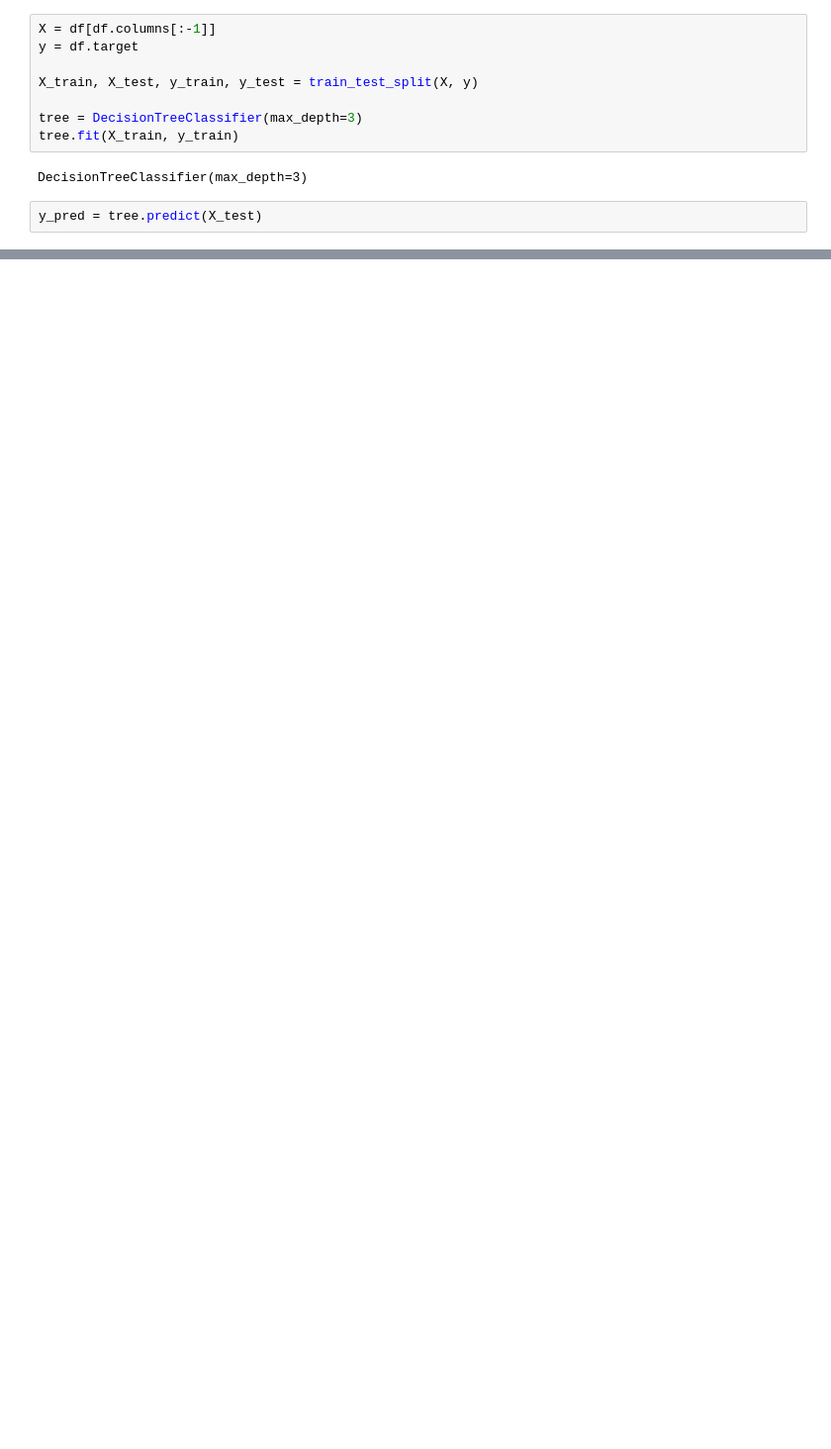
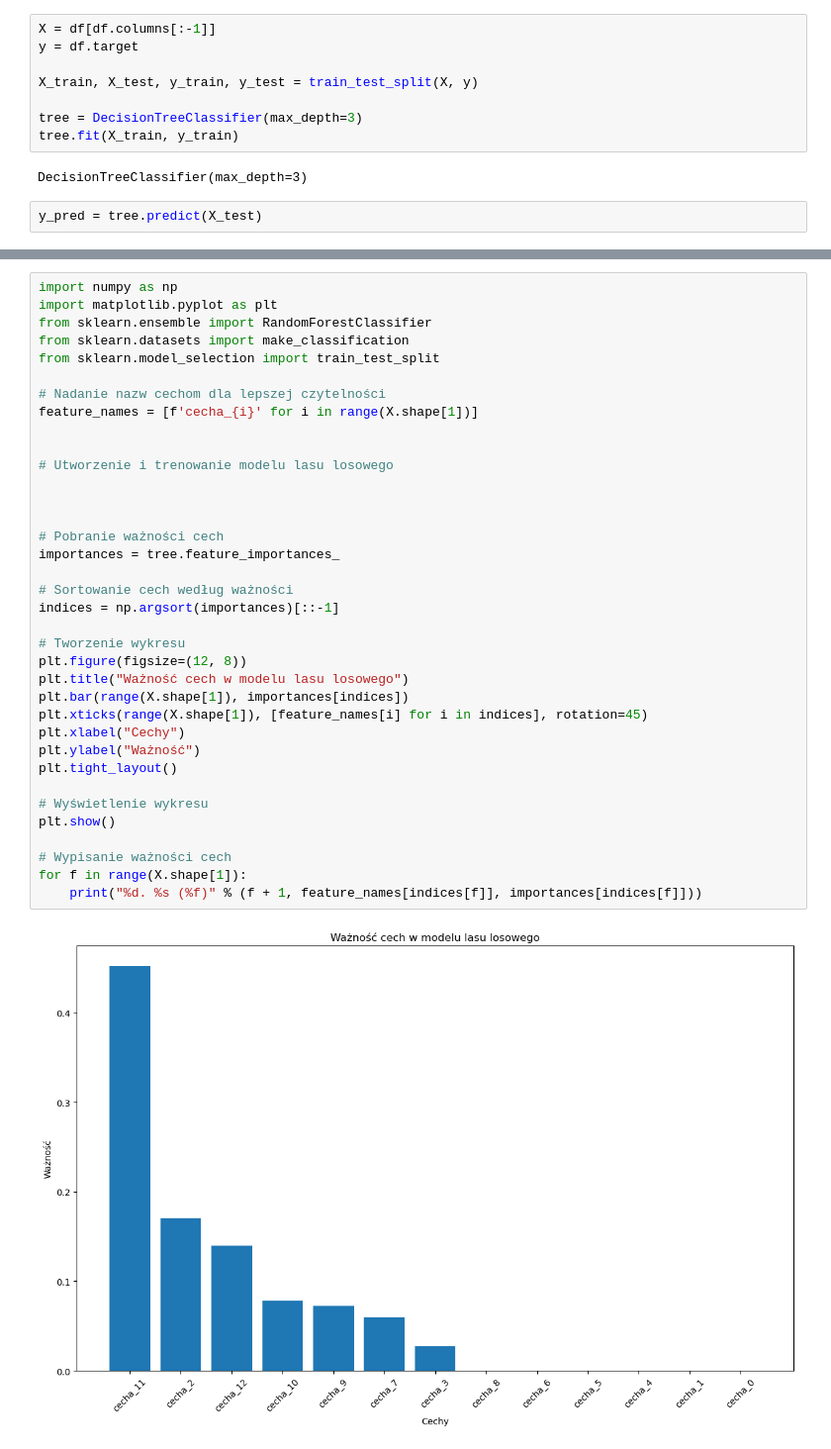
Before and after one commit to tomasz450/Uczenie-maszynowe-w-Python-25-11-24, a Jupyter notebook: 4.Drzewa decyzyjne/02_drzewa_decyzyjne_case_study_heart.ipynb, the cells around one changed output, grey strips where cells are left out. Shown: that part at 99% size. Drawn from its saved outputs; the diff is of its cells as text; blank space fills up the shorter version.

```diff
--- a/4.Drzewa decyzyjne/02_drzewa_decyzyjne_case_study_heart.ipynb
+++ b/4.Drzewa decyzyjne/02_drzewa_decyzyjne_case_study_heart.ipynb
@@ -62,0 +101,38 @@ Image(graph.create_png())
+# %%
+import numpy as np
+import matplotlib.pyplot as plt
+from sklearn.ensemble import RandomForestClassifier
+from sklearn.datasets import make_classification
+from sklearn.model_selection import train_test_split
+
+# Nadanie nazw cechom dla lepszej czytelności
+feature_names = [f'cecha_{i}' for i in range(X.shape[1])]
+
+
+# Utworzenie i trenowanie modelu lasu losowego
+
+
+
+# Pobranie ważności cech
+importances = tree.feature_importances_
+
+# Sortowanie cech według ważności
+indices = np.argsort(importances)[::-1]
+
+# Tworzenie wykresu
+plt.figure(figsize=(12, 8))
+plt.title("Ważność cech w modelu lasu losowego")
+plt.bar(range(X.shape[1]), importances[indices])
+plt.xticks(range(X.shape[1]), [feature_names[i] for i in indices], rotation=45)
+plt.xlabel("Cechy")
+plt.ylabel("Ważność")
+plt.tight_layout()
+
+# Wyświetlenie wykresu
+plt.show()
+
+# Wypisanie ważności cech
+for f in range(X.shape[1]):
+    print("%d. %s (%f)" % (f + 1, feature_names[indices[f]], importances[indices[f]]))
+# %% [output]
+[figure, added]
```
Also changed, not shown: parts of 9 cells of this notebook, 1 other file.
